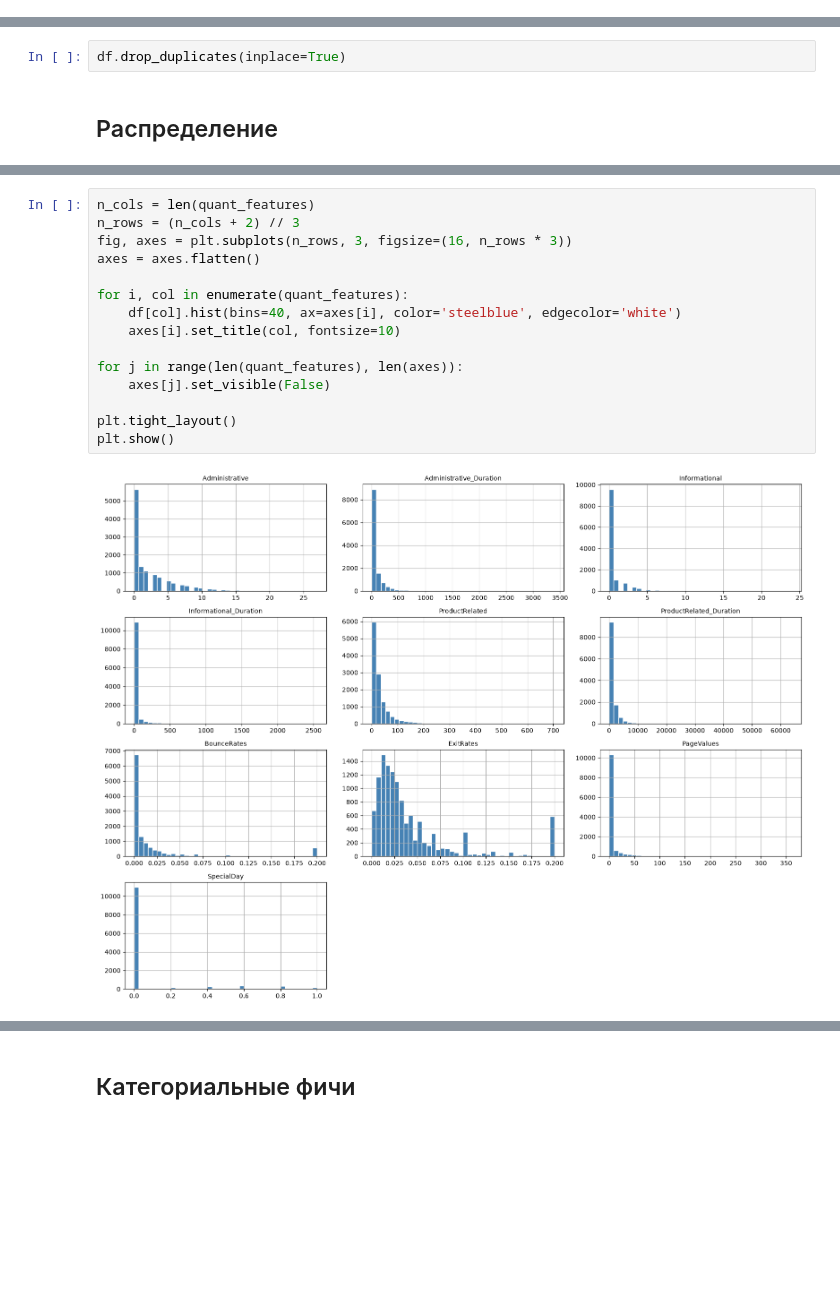
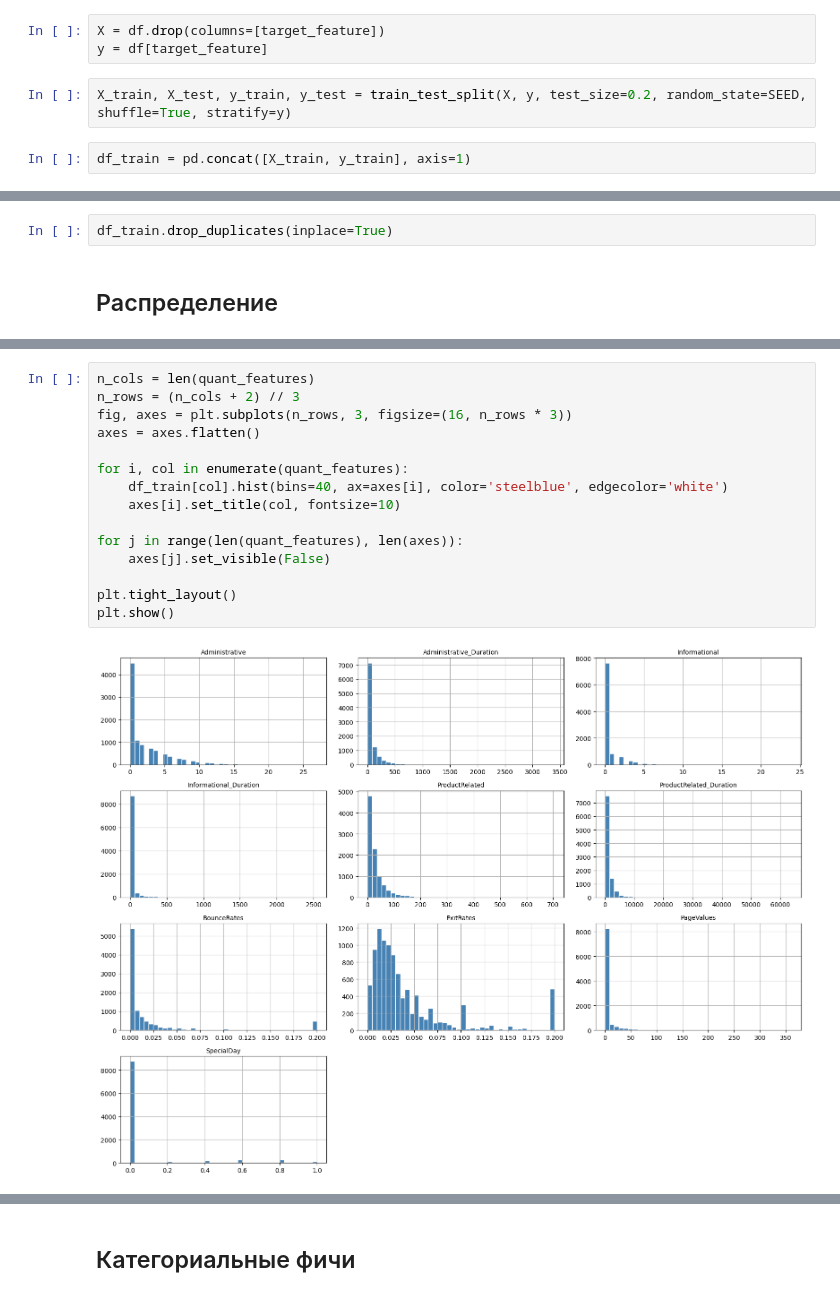
Before and after one commit to rofeleo/ml_hw, a Jupyter notebook: research.ipynb, the cells around one changed output, grey strips where cells are left out. Cells and saved outputs as stored; diff of their text form; blank space fills up the shorter version.

Commit message:
upd: split before EDA

```diff
--- a/research.ipynb
+++ b/research.ipynb
@@ -40,3 +88,10 @@ df.shape
+# %%
+X = df.drop(columns=[target_feature])
+y = df[target_feature]
+# %%
+X_train, X_test, y_train, y_test = train_test_split(X, y, test_size=0.2, random_state=SEED, shuffle=True, stratify=y)
+# %%
+df_train = pd.concat([X_train, y_train], axis=1)
 # %% [markdown]
 # EDA
 # %% [markdown]
@@ -164,5 +152,5 @@ print(f"Процент от выборки {(total_duplicates / df.shape[0] * 10
 # %%
-df.drop_duplicates(inplace=True)
+df_train.drop_duplicates(inplace=True)
 # %% [markdown]
 ## Распределение
 # %%
@@ -182,18 +170,18 @@ plt.show()
 # %%
 n_cols = len(quant_features)
 n_rows = (n_cols + 2) // 3
 fig, axes = plt.subplots(n_rows, 3, figsize=(16, n_rows * 3))
 axes = axes.flatten()
 
 for i, col in enumerate(quant_features):
-    df[col].hist(bins=40, ax=axes[i], color='steelblue', edgecolor='white')
+    df_train[col].hist(bins=40, ax=axes[i], color='steelblue', edgecolor='white')
     axes[i].set_title(col, fontsize=10)
 
 for j in range(len(quant_features), len(axes)):
     axes[j].set_visible(False)
 
 plt.tight_layout()
 plt.show()
 # %% [output]
-[figure, old version]
+[figure, new version]
 # %%
```
Also changed, not shown: parts of 38 cells of this notebook.
